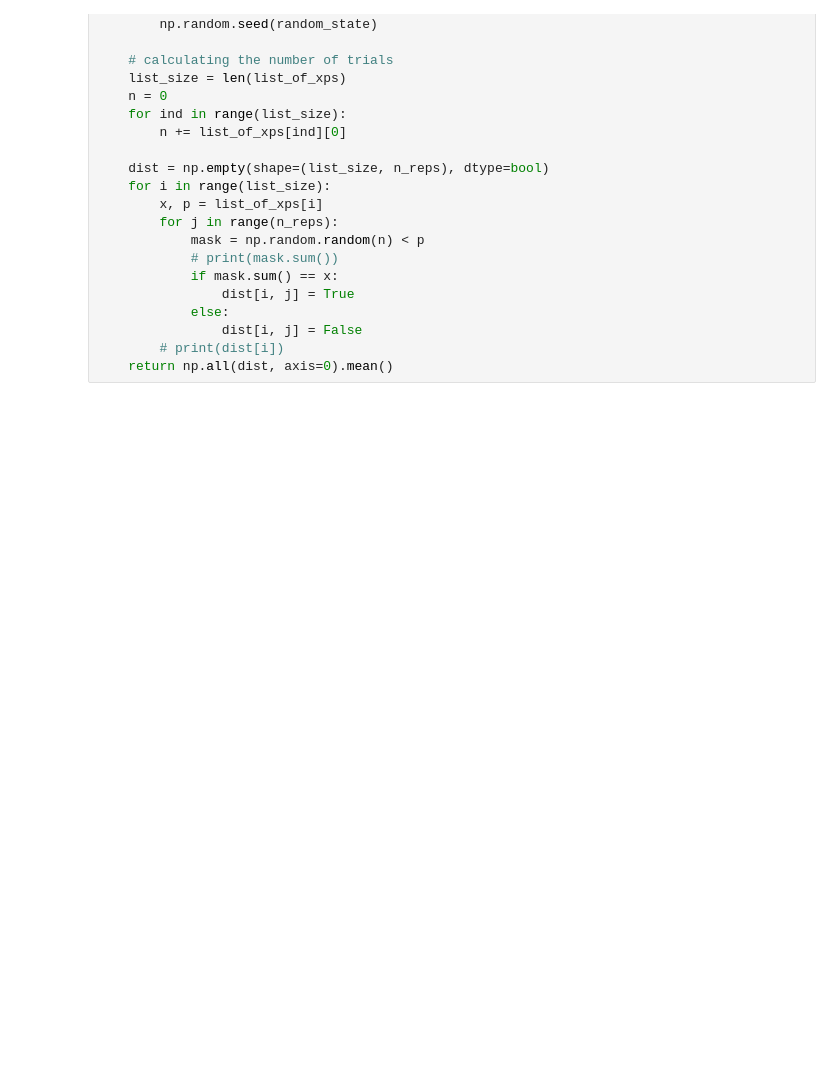
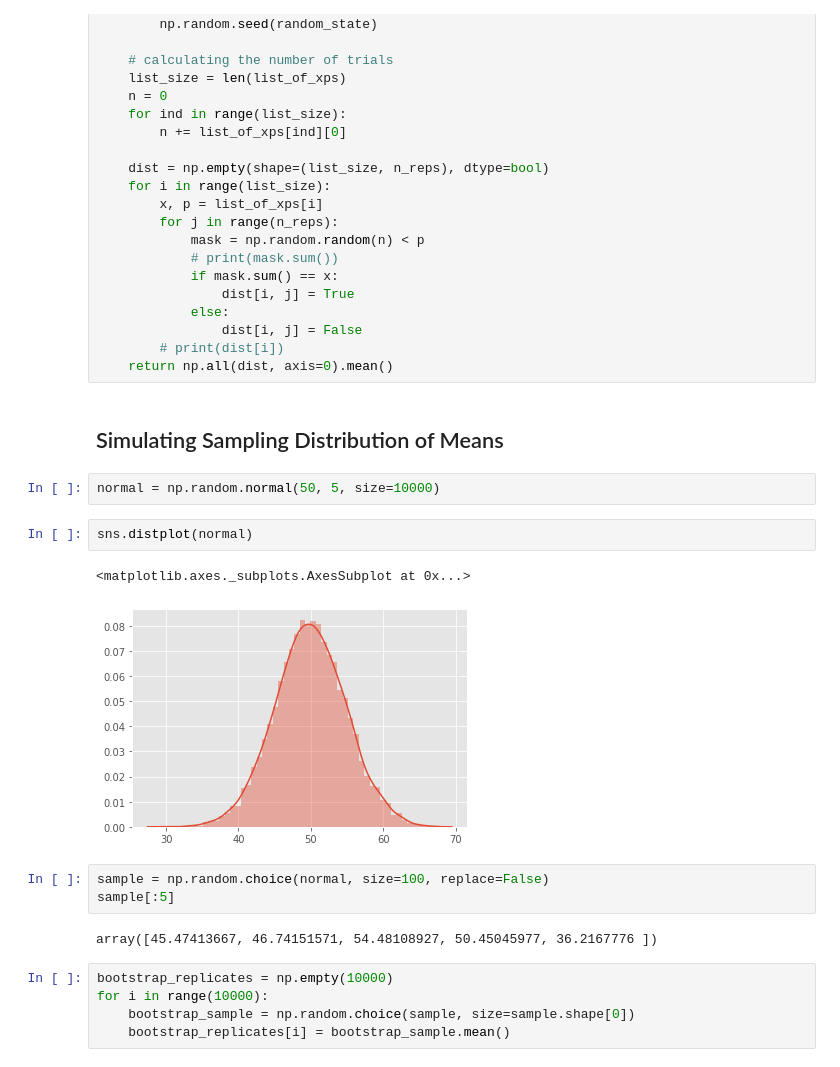
Before and after one commit to agusrichard/data-science-workbook, a Jupyter notebook: Practice and Experiments/hacker_statistics.ipynb, the cells around one changed output. Drawn from its saved outputs; the diff is of its cells as text; blank space fills up the shorter version.

Commit message:
Simulating sampling distribution

```diff
--- a/Practice and Experiments/hacker_statistics.ipynb
+++ b/Practice and Experiments/hacker_statistics.ipynb
@@ -163,3 +163,22 @@ def multinomial_pmf(list_of_xps, n_reps=100000, random_state=None):
                 dist[i, j] = False
         # print(dist[i])
     return np.all(dist, axis=0).mean()
+# %% [markdown]
+## Simulating Sampling Distribution of Means
+# %%
+normal = np.random.normal(50, 5, size=10000)
+# %%
+sns.distplot(normal)
+# %% [output]
+<matplotlib.axes._subplots.AxesSubplot at 0x...>
+[figure, added]
+# %%
+sample = np.random.choice(normal, size=100, replace=False)
+sample[:5]
+# %% [output]
+array([45.47413667, 46.74151571, 54.48108927, 50.45045977, 36.2167776 ])
+# %%
+bootstrap_replicates = np.empty(10000)
+for i in range(10000):
+    bootstrap_sample = np.random.choice(sample, size=sample.shape[0])
+    bootstrap_replicates[i] = bootstrap_sample.mean()
```
Also changed, not shown: parts of 12 cells of this notebook.
